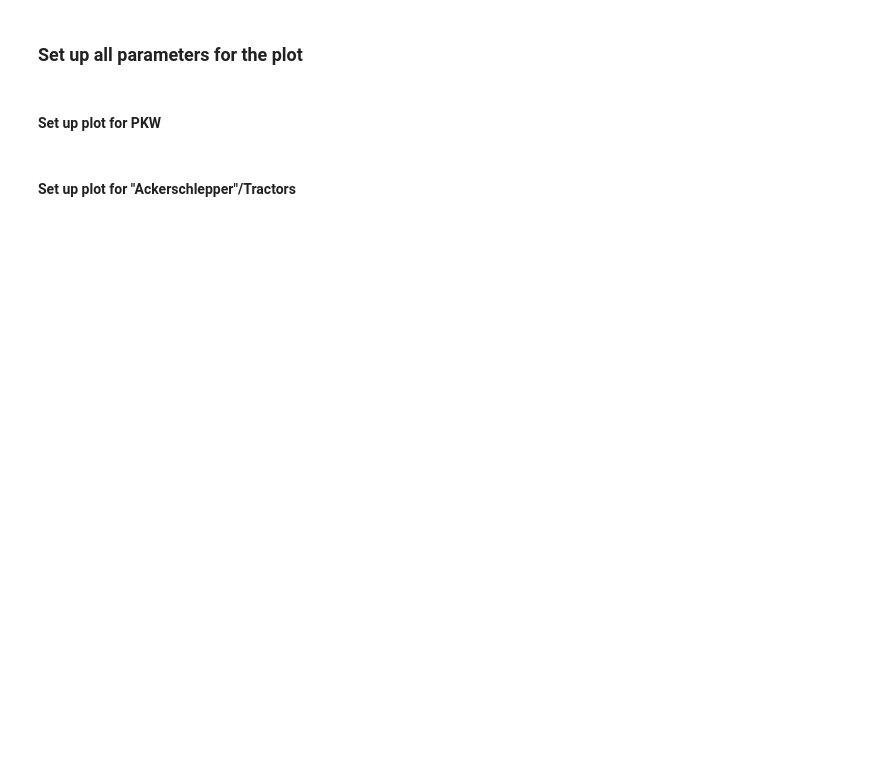
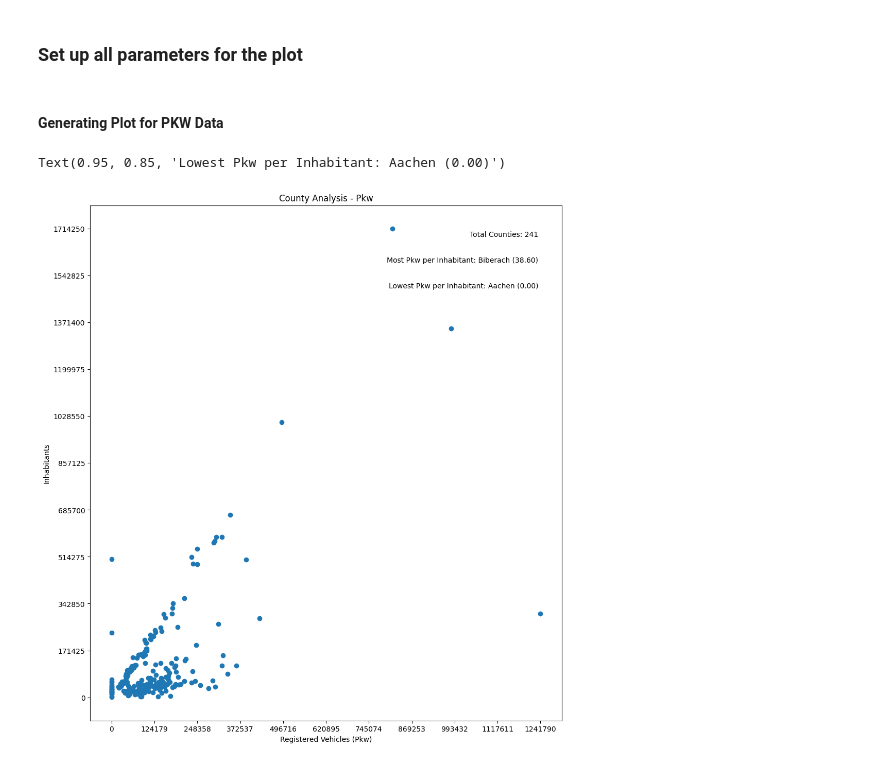
Before and after one commit to Guenni-Kologe/2023-amse-template_LSc, a Jupyter notebook: exploration.ipynb, the cells around one changed output. Saved outputs shown, nothing was run; the diff lists cells and outputs as text; code cells hidden in the pictures; blank space fills up the shorter version.

```diff
--- a/exploration.ipynb
+++ b/exploration.ipynb
@@ -66,0 +44,6 @@ FROM county AS c
+# %%
+conn = sq.connect('C:/Users/ideapad 330s/OneDrive/Desktop/Studium/Data Engineering/2023-amse-template_LSc/data/data.sqlite')
+
+df = pd.read_sql_query("SELECT DISTINCT County, Inhabitants, [Registered Vehicles], [Registered Busses] FROM result", conn)
+
+df.head(10)
@@ -69,17 +65,14 @@ FROM county AS c
 # %%
-filtered_df_pkw = df[df["Registered Vehicles"].notnull() & (df["Registered Vehicles"] != "-")] # Filter out non-integers and NULLs, we do this in this step as otherwise we would need to store a '0' in our DB
-filtered_df_ackerschlepper = df[df["Ackerschlepper"].notnull() & (df["Ackerschlepper"] != "-")] # or use dropna() which would drop a column even if it would only lack one value
+filtered_df = df[df["Registered Vehicles"].notnull() & (df["Registered Vehicles"] != "-") & df["Registered Busses"].notnull() & (df["Registered Busses"] != "-") & df["Inhabitants"].notnull() & (df["Inhabitants"] != "-")] # Filter out non-integers and NULLs, we do this in this step as otherwise we would need to store a '0' in our DB
 
-max_registered_vehicles = filtered_df_pkw["Registered Vehicles"].astype(int).max() # Convert max_registered_vehicles and max_inhabitants to integers and get the maximum value
-max_inhabitants = filtered_df_pkw["Inhabitants"].astype(int).max()
+
+max_registered_vehicles = filtered_df["Registered Vehicles"].astype(int).max() # Convert max_registered_vehicles and max_inhabitants to integers and get the maximum value
+max_inhabitants = filtered_df["Inhabitants"].astype(int).max()
 
 num_ticks = 10 # Set the desired number of tick marks
 
 x_ticks_pkw = list(range(0, max_registered_vehicles + 1, max_registered_vehicles // num_ticks)) # Define the tick positions for the x-axis
-x_ticks_ackerschlepper = list(range(0, filtered_df_ackerschlepper["Ackerschlepper"].astype(int).max() + 1, filtered_df_ackerschlepper["Ackerschlepper"].astype(int).max() // num_ticks))
-
-
-max_inhabitants = filtered_df_pkw["Inhabitants"].astype(int).max() # Again convert inhabitants into integers and then get the maximum
+x_ticks_Busses = list(range(0, filtered_df["Registered Busses"].astype(int).max() + 1, filtered_df["Registered Busses"].astype(int).max() // num_ticks))
 
 y_ticks = list(range(0, max_inhabitants + 1, max_inhabitants // num_ticks))
 # %% [markdown]
@@ -96,22 +97,24 @@ plt.figure(figsize=(18, 6))
 # %% [markdown]
-#### Set up plot for PKW
+#### Generating Plot for PKW Data
 # %%
+# Plot the counties inhabitants and their amount of registered vehicles
+plt.figure(figsize=(26, 13))
 plt.subplot(1, 2, 1)
-plt.scatter(filtered_df_pkw["Registered Vehicles"].astype(int), filtered_df_pkw["Inhabitants"].astype(int))
+plt.scatter(filtered_df["Registered Vehicles"].astype(int), filtered_df["Inhabitants"].astype(int))
 plt.xlabel("Registered Vehicles (Pkw)")
 plt.ylabel("Inhabitants")
 plt.title("County Analysis - Pkw")
 plt.xticks(x_ticks_pkw)
 plt.yticks(y_ticks)
 plt.ticklabel_format(style="plain")
-total_points_pkw = len(filtered_df_pkw)
+total_points_pkw = len(filtered_df)
 plt.text(0.95, 0.95, f"Total Counties: {total_points_pkw}", transform=plt.gca().transAxes, ha='right', va='top')
-highest_ratio_county_pkw = filtered_df_pkw.loc[(filtered_df_pkw["Registered Vehicles"].astype(int) / filtered_df_pkw["Inhabitants"].astype(int)) == (filtered_df_pkw["Registered Vehicles"].astype(int) / filtered_df_pkw["Inhabitants"].astype(int)).max(), "County"].iloc[0]
-highest_ratio_value_pkw = (filtered_df_pkw["Registered Vehicles"].astype(int) / filtered_df_pkw["Inhabitants"].astype(int)).max()
-lowest_ratio_county_pkw = filtered_df_pkw.loc[(filtered_df_pkw["Registered Vehicles"].astype(int) / filtered_df_pkw["Inhabitants"].astype(int)) == (filtered_df_pkw["Registered Vehicles"].astype(int) / filtered_df_pkw["Inhabitants"].astype(int)).min(), "County"].iloc[0]
-lowest_ratio_value_pkw = (filtered_df_pkw["Registered Vehicles"].astype(int) / filtered_df_pkw["Inhabitants"].astype(int)).min()
+highest_ratio_county_pkw = filtered_df.loc[(filtered_df["Registered Vehicles"].astype(int) / filtered_df["Inhabitants"].astype(int)) == (filtered_df["Registered Vehicles"].astype(int) / filtered_df["Inhabitants"].astype(int)).max(), "County"].iloc[0]
+highest_ratio_value_pkw = (filtered_df["Registered Vehicles"].astype(int) / filtered_df["Inhabitants"].astype(int)).max()
+lowest_ratio_county_pkw = filtered_df.loc[(filtered_df["Registered Vehicles"].astype(int) / filtered_df["Inhabitants"].astype(int)) == (filtered_df["Registered Vehicles"].astype(int) / filtered_df["Inhabitants"].astype(int)).min(), "County"].iloc[0]
+lowest_ratio_value_pkw = (filtered_df["Registered Vehicles"].astype(int) / filtered_df["Inhabitants"].astype(int)).min()
 plt.text(0.95, 0.90, f"Most Pkw per Inhabitant: {highest_ratio_county_pkw} ({highest_ratio_value_pkw:.2f})", transform=plt.gca().transAxes, ha='right', va='top')
 plt.text(0.95, 0.85, f"Lowest Pkw per Inhabitant: {lowest_ratio_county_pkw} ({lowest_ratio_value_pkw:.2f})", transform=plt.gca().transAxes, ha='right', va='top')
-filtered_df_pkw.to_sql("result_pkw", engine, if_exists="replace", index=False)
+# %% [output]
+Text(0.95, 0.85, 'Lowest Pkw per Inhabitant: Aachen (0.00)')
+[figure, added]
-# %% [markdown]
-#### Set up plot for "Ackerschlepper"/Tractors
```
Also changed, not shown: parts of 21 cells of this notebook, 4 other files.
